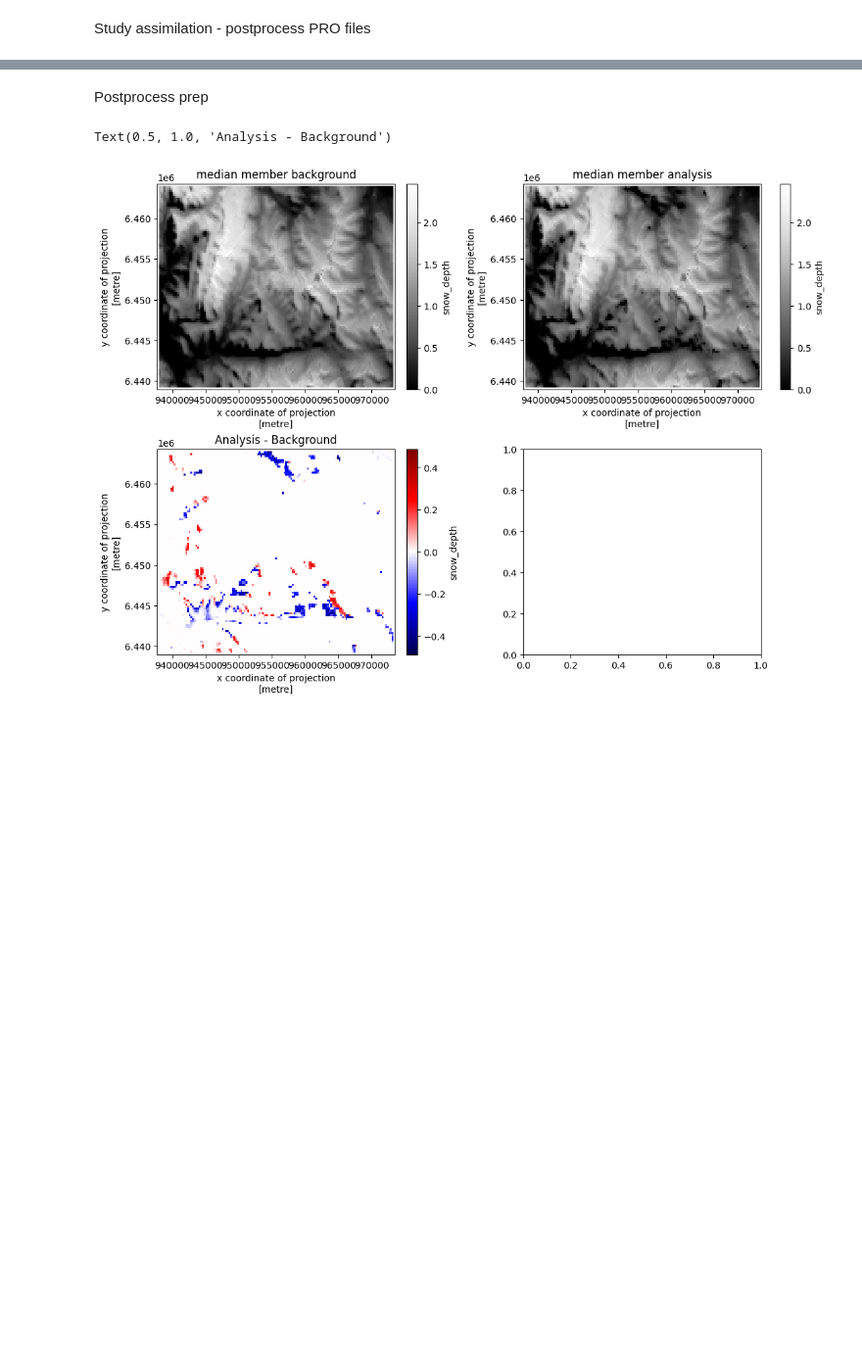
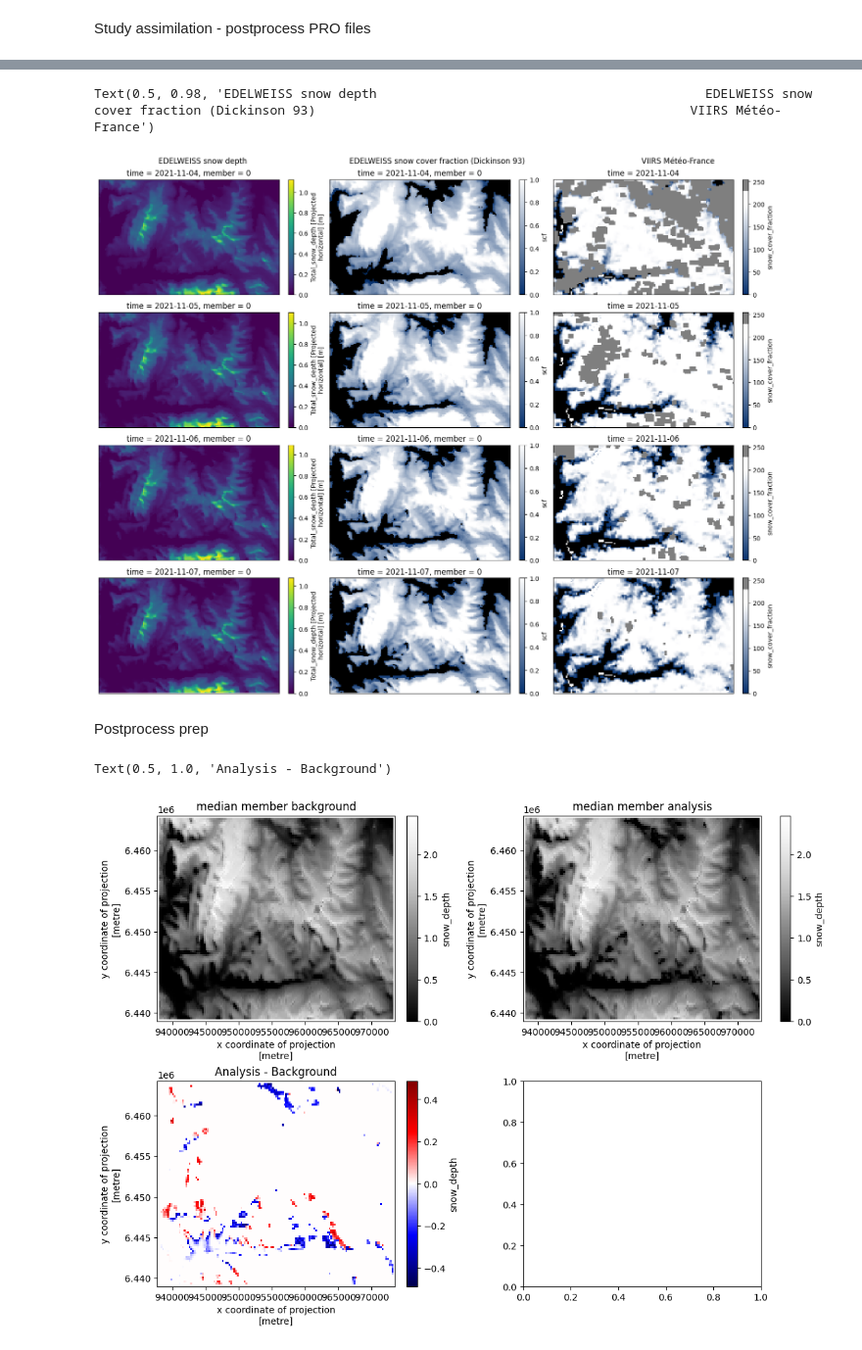
Before and after one commit to nicolaimpe/edelassim, a Jupyter notebook: notebooks/postprocess_edelweiss.ipynb, the cells around one changed output, grey strips where cells are left out. Shown at 98% size. Cells and saved outputs as stored; diff of their text form; code cells hidden in the pictures; blank space fills up the shorter version.

Commit message:
interactive visualization in a complete state

```diff
--- a/notebooks/postprocess_edelweiss.ipynb
+++ b/notebooks/postprocess_edelweiss.ipynb
@@ -80,0 +42,51 @@ sd_analysis.sel(time='2022-02-22').to_netcdf('PRO_daily_snowdepth_grandesrousses
+# %%
+from edelassim.observation_operators import dickinson
+
+output_folder = "/home/imperatoren/work/edelweiss_assimilation/simulations/postprocess/grandesrousses250m/open_loop/"
+filename = "mb0000/pro/PRO_daily_snowdepth_grandesrousses_20212022.nc"
+output_file = f"{output_folder}/{filename}"
+
+
+sd_analysis = sd_analysis.assign(scf=dickinson(sd_analysis.data_vars["DSN_T_ISBA"], a=1.4, b=0.11))
+sd_analysis.sel(member=0).to_netcdf(output_file)
+# %%
+import matplotlib.pyplot as plt
+from matplotlib.colors import LinearSegmentedColormap
+
+# Define color stops at specific values
+fsc_color_def = [
+    (0.0, (0, 0, 0)),  # 0 -> black
+    (1 / 255, (8 / 255, 51 / 255, 112 / 255)),  # 1 -> light blue
+    (200 / 255, (1, 1, 1)),  # 200 -> white
+    (229 / 255, (1, 1, 1)),  # 200 -> white
+    (230 / 255, (0.5, 0.5, 0.5)),  # 230 -> gray
+    (1.0, (0.5, 0.5, 0.5)),  # 255 -> gray
+]
+
+fsc_cmap_viirs = LinearSegmentedColormap.from_list("custom_cmap", fsc_color_def, N=256)
+fsc_color_def = [
+    (0.0, (0, 0, 0)),  # 0 -> black
+    (1 / 200, (8 / 255, 51 / 255, 112 / 255)),  # 1 -> light blue
+    (200 / 200, (1, 1, 1)),  # 200 -> white
+]
+
+fsc_cmap_edel = LinearSegmentedColormap.from_list("custom_cmap", fsc_color_def, N=256)
+
+viirs = xr.open_dataset(
+    "/home/imperatoren/work/edelweiss_assimilation/data/grandesrousses/snow_cover/composite_jpss1/mf_fsc_l3_jpss1_grandesrousses_wy_2021_2022.nc"
+)
+fig, axs = plt.subplots(4, 3, figsize=(15, 12), constrained_layout=True)
+# sd_analysis=sd_analysis.drop_vars('Projection_Type')
+viirs = viirs.drop_vars("spatial_ref")
+for i in range(4):
+    sd_analysis.sel(time=f"2021-11-0{i + 4}", member=0).data_vars["DSN_T_ISBA"].plot.imshow(ax=axs[i, 0], cmap="viridis")
+    sd_analysis.sel(time=f"2021-11-0{i + 4}", member=0).data_vars["scf"].plot.imshow(ax=axs[i, 1], cmap=fsc_cmap_edel)
+    viirs.sel(time=f"2021-11-0{i + 4}").data_vars["snow_cover_fraction"].plot.imshow(ax=axs[i, 2], cmap=fsc_cmap_viirs)
+
+plt.setp(axs, xticks=[], yticks=[], xlabel=None, ylabel=None)
+plt.suptitle(
+    "EDELWEISS snow depth                                           EDELWEISS snow cover fraction (Dickinson 93)                                                 VIIRS Météo-France"
+)
+# %% [output]
+Text(0.5, 0.98, 'EDELWEISS snow depth                                           EDELWEISS snow cover fraction (Dickinson 93)                                                 VIIRS Météo-France')
+[figure, added]
```
Also changed, not shown: parts of 10 cells of this notebook, 9 other files.
